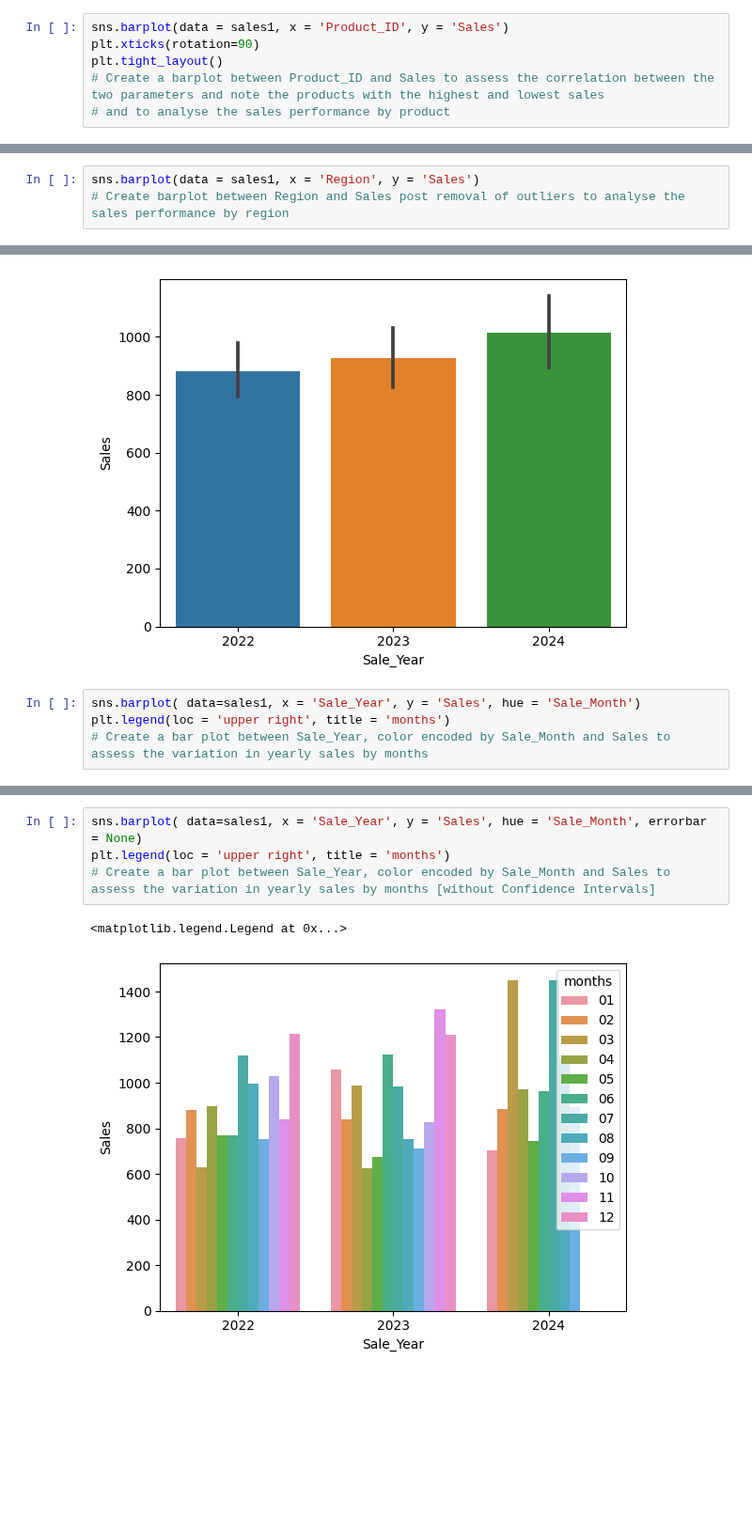
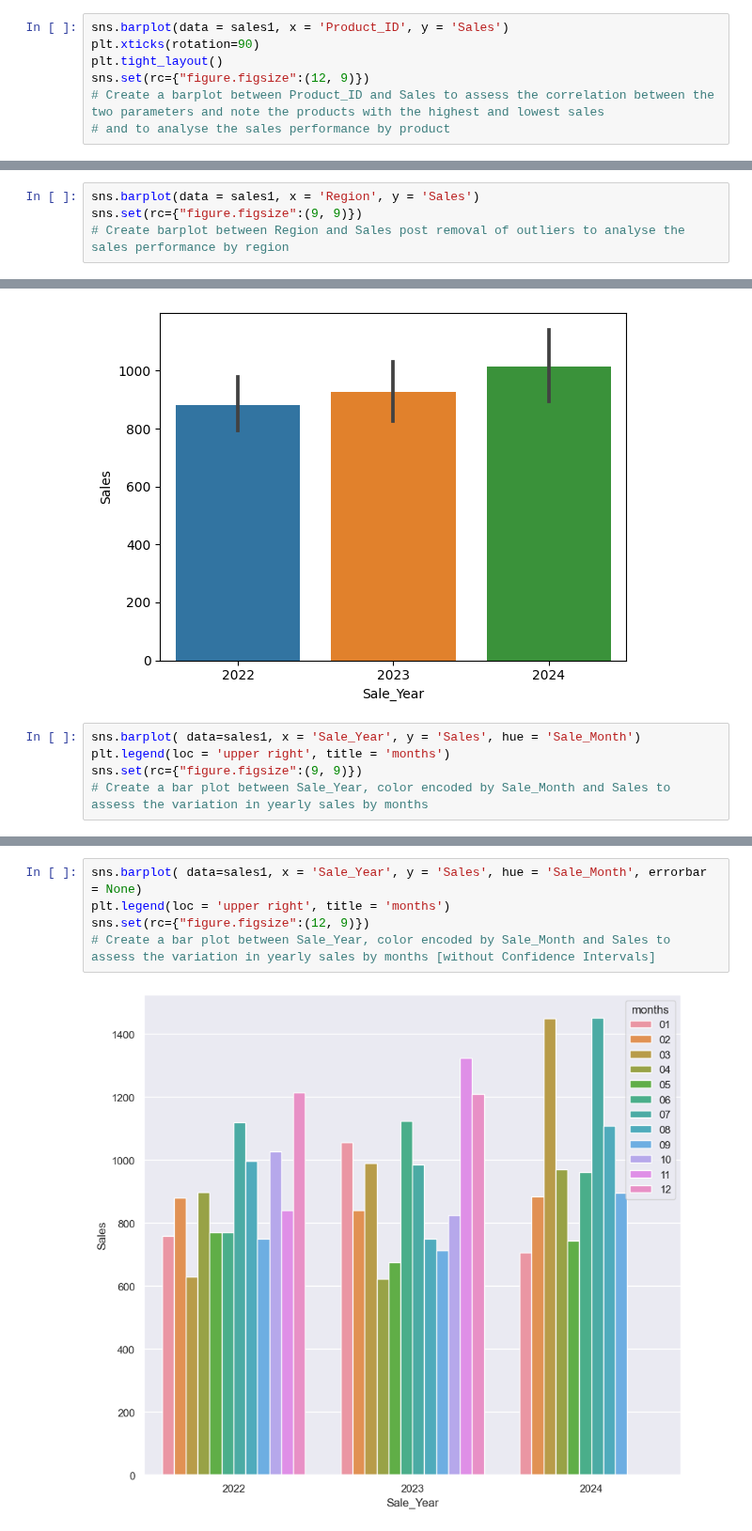
Before and after one commit to mahinbindra/schulich_data_science, a Jupyter notebook: Assignments/assignment_1_descriptive stats and probability.ipynb, the cells around one changed output, grey strips where cells are left out. Shown at 94% size. Cells and saved outputs as stored; diff of their text form; blank space fills up the shorter version.

```diff
--- a/Assignments/assignment_1_descriptive stats and probability.ipynb
+++ b/Assignments/assignment_1_descriptive stats and probability.ipynb
@@ -576,6 +576,7 @@ See the caveats in the documentation: https://pandas.pydata.org/pandas-docs/stab
 sns.barplot(data = sales1, x = 'Product_ID', y = 'Sales')
 plt.xticks(rotation=90)
 plt.tight_layout()
+sns.set(rc={"figure.figsize":(12, 9)})
 # Create a barplot between Product_ID and Sales to assess the correlation between the two parameters and note the products with the highest and lowest sales
 # and to analyse the sales performance by product
 # %% [output]
@@ -600,5 +601,6 @@ sns.barplot(data = df_product10, x = 'Product_ID', y = 'Sales')
 [figure]
 # %%
 sns.barplot(data = sales1, x = 'Region', y = 'Sales')
+sns.set(rc={"figure.figsize":(9, 9)})
 # Create barplot between Region and Sales post removal of outliers to analyse the sales performance by region
 # %% [output]
@@ -685,5 +686,6 @@ sns.barplot(data = sales1, x = 'Sale_Year', y = 'Sales')
 # %%
 sns.barplot( data=sales1, x = 'Sale_Year', y = 'Sales', hue = 'Sale_Month')
 plt.legend(loc = 'upper right', title = 'months')
+sns.set(rc={"figure.figsize":(9, 9)})
 # Create a bar plot between Sale_Year, color encoded by Sale_Month and Sales to assess the variation in yearly sales by months
 # %% [output]
@@ -692,7 +693,7 @@ plt.legend(loc = 'upper right', title = 'months')
 # %%
 sns.barplot( data=sales1, x = 'Sale_Year', y = 'Sales', hue = 'Sale_Month', errorbar = None)
 plt.legend(loc = 'upper right', title = 'months')
+sns.set(rc={"figure.figsize":(12, 9)})
 # Create a bar plot between Sale_Year, color encoded by Sale_Month and Sales to assess the variation in yearly sales by months [without Confidence Intervals]
 # %% [output]
-<matplotlib.legend.Legend at 0x...>
-[figure, old version]
+[figure, new version]
```
Also changed, not shown: parts of 9 cells of this notebook.
